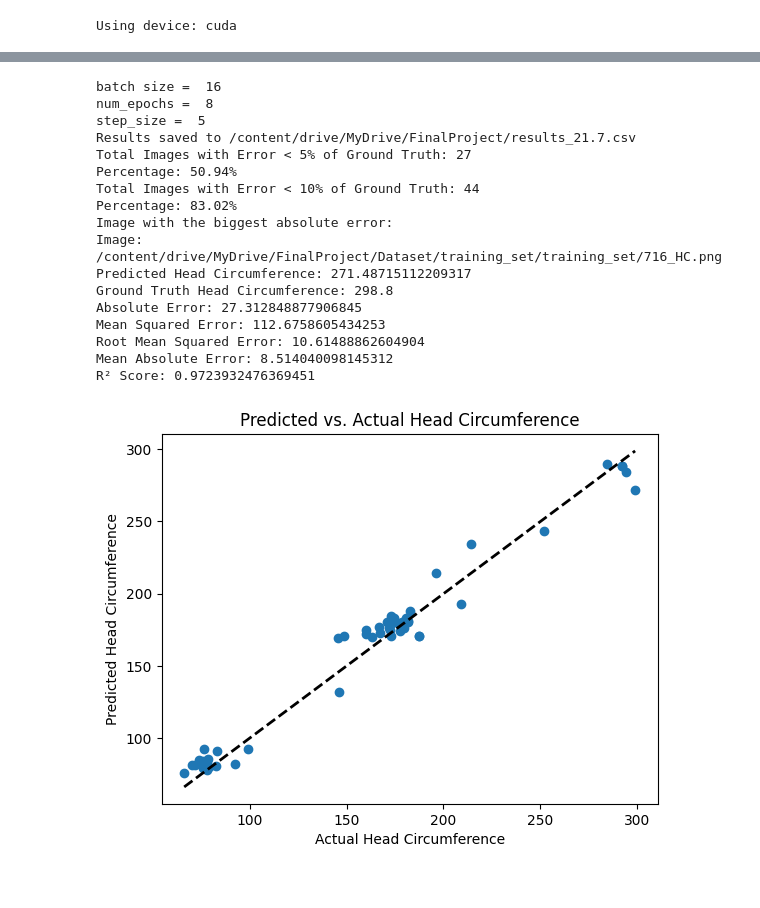
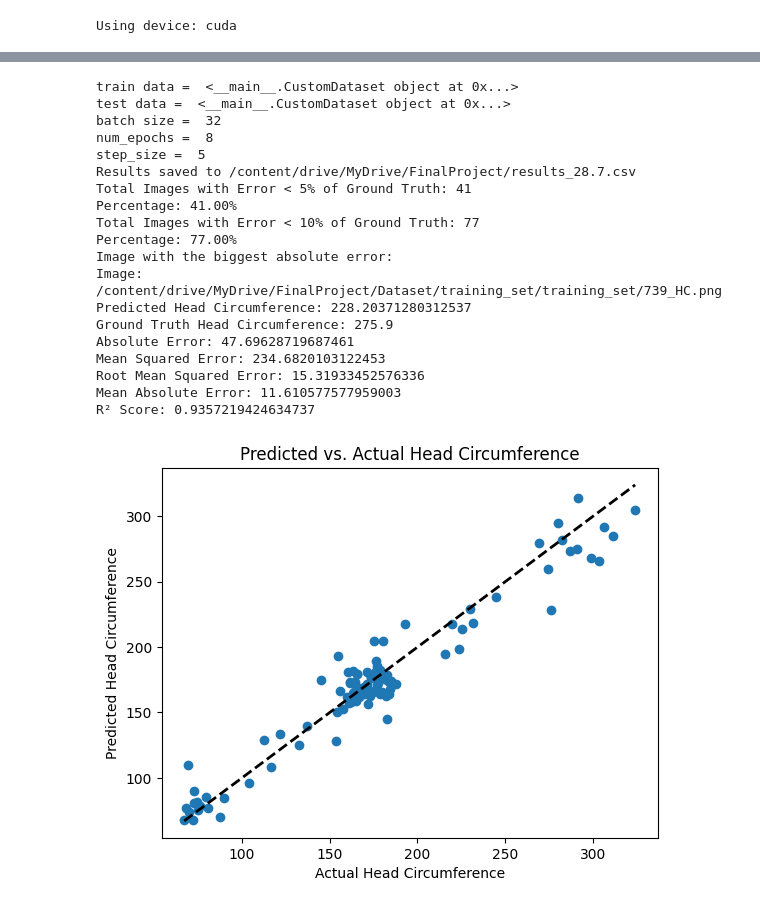
Before and after one commit to Ofiregev/Final_Project-FetalCns, a Jupyter notebook: Fetal_Cns_Final_reg_v8.ipynb, the cells around one changed output, grey strips where cells are left out. Cells and saved outputs as stored; diff of their text form; code cells hidden in the pictures.

Commit message:
splitting the dataset differently

```diff
--- a/Fetal_Cns_Final_reg_v8.ipynb
+++ b/Fetal_Cns_Final_reg_v8.ipynb
@@ -85,16 +101,16 @@ lr = 0.001
 # %%
-# Load the dataset
-root_dir = "/content/drive/MyDrive/FinalProject/Dataset/training_set/training_set/"
-dataset = CustomDataset(csv_file=train_csv, root_dir=root_dir, transform=transform)
+# # Load the dataset
+# root_dir = "/content/drive/MyDrive/FinalProject/Dataset/training_set/training_set/"
+# dataset = CustomDataset(csv_file=train_csv, root_dir=root_dir, transform=transform)
 
-# Split the dataset into training and validation sets
-train_size = int(0.95 * len(dataset))
-val_size = len(dataset) - train_size
-train_dataset, val_dataset = random_split(dataset, [train_size, val_size])
+# # Split the dataset into training and validation sets
+# train_size = int(0.95 * len(dataset))
+# val_size = len(dataset) - train_size
+# train_dataset, val_dataset = random_split(dataset, [train_size, val_size])
 
-# Create data loaders
-train_loader = DataLoader(train_dataset, batch_size, shuffle=True)
-val_loader = DataLoader(val_dataset, batch_size, shuffle=False)
+# # Create data loaders
+# train_loader = DataLoader(train_dataset, batch_size, shuffle=True, pin_memory=True)
+# val_loader = DataLoader(val_dataset, batch_size, shuffle=False, pin_memory=True)
 # %%
 class CNNRegression(nn.Module):
     def __init__(self):
@@ -104,6 +120,7 @@ class CNNRegression(nn.Module):
         self.cnn.fc = nn.Identity()  # Remove the last fully connected layer
         self.fc1 = nn.Linear(cnn_out_features + 1, 128)  # Adjust input features
         self.fc2 = nn.Linear(128, 1)
+        self.dropout = nn.Dropout(0.5)
 
     def forward(self, image, pixel_size):
         x1 = self.cnn(image)
@@ -259,8 +261,8 @@ def predict_head_circumference(image_path, pixel_size, model, min_hc, max_hc):
     predicted_hc = predicted_normalized_hc * (max_hc - min_hc) + min_hc  # De-normalize the prediction
     return predicted_hc
 # %%
-# Read the list of images from the CSV file
-test_csv = "/content/drive/MyDrive/FinalProject/test_21-07.csv"
-test_csv_df = pd.read_csv(test_csv)
-print("CSV file loaded:")
-print(test_csv_df.head())
+# # Read the list of images from the CSV file
+# test_csv = "/content/drive/MyDrive/FinalProject/test_data_5.csv"
+# test_csv_df = pd.read_csv(test_csv)
+# print("CSV file loaded:")
+# print(test_csv_df.head())
@@ -275,7 +269,10 @@ CSV file loaded:
 # %%
 # Ensure the min_hc and max_hc are defined
-min_hc = min(train_csv_df['head circumference (mm)'].min(), test_csv_df['head circumference (mm)'].min())
-max_hc = max(train_csv_df['head circumference (mm)'].max(), test_csv_df['head circumference (mm)'].max())
+dataset = pd.read_csv('/content/drive/MyDrive/FinalProject/training_set_pixel_size_and_HC_no_index.csv')
+min_hc = dataset['head circumference (mm)'].min()
+max_hc = dataset['head circumference (mm)'].max()
+# min_hc = min(train_csv_df['head circumference (mm)'].min(), test_csv_df['head circumference (mm)'].min())
+# max_hc = max(train_csv_df['head circumference (mm)'].max(), test_csv_df['head circumference (mm)'].max())
 num_images_to_test = len(test_csv_df)
 indices = range(num_images_to_test)  # Generate a sequence of indices from 0 to num_images_to_test-1
 # %%
@@ -285,6 +282,8 @@ import pandas as pd
 import matplotlib.pyplot as plt
 from sklearn.metrics import mean_squared_error, mean_absolute_error, r2_score
 
+print("train data = ", train_csv)
+print("test data = ", test_csv)
 print("batch size = ", batch_size)
 print("num_epochs = ", num_epochs)
 print("step_size = ", step_size)
@@ -359,7 +358,7 @@ for idx in indices:
 
 # Convert the results to a DataFrame and save to a CSV file
 results_df = pd.DataFrame(results, columns=['Image', 'Result', 'Absolute Error'])
-results_csv_path = "/content/drive/MyDrive/FinalProject/results_21.7.csv"
+results_csv_path = "/content/drive/MyDrive/FinalProject/results_28.7.csv"
 results_df.to_csv(results_csv_path, index=False)
 
 # Print summary
@@ -371,45 +370,47 @@ print(f"Percentage: {percentage_error_counter_10 / num_images_to_test * 100:.2f}
 
 # Print the image with the biggest absolute error
 print("Image with the biggest absolute error:")
 print(f"Image: {max_error_image}")
 print(f"Predicted Head Circumference: {max_error_predicted}")
 print(f"Ground Truth Head Circumference: {max_error_ground_truth}")
 print(f"Absolute Error: {max_absolute_error}")
 
 # Calculate RMSE, MAE, and R²
 mse = mean_squared_error(y_true, y_pred)
 rmse = np.sqrt(mse)
 mae = mean_absolute_error(y_true, y_pred)
 r2 = r2_score(y_true, y_pred)
 
 print(f"Mean Squared Error: {mse}")
 print(f"Root Mean Squared Error: {rmse}")
 print(f"Mean Absolute Error: {mae}")
 print(f"R² Score: {r2}")
 
 # Plot actual vs. predicted values
 plt.scatter(y_true, y_pred)
 plt.plot([min(y_true), max(y_true)], [min(y_true), max(y_true)], 'k--', lw=2)
 plt.xlabel('Actual Head Circumference')
 plt.ylabel('Predicted Head Circumference')
 plt.title('Predicted vs. Actual Head Circumference')
 plt.show()
 # %% [output]
-batch size =  16
+train data =  <__main__.CustomDataset object at 0x...>
+test data =  <__main__.CustomDataset object at 0x...>
+batch size =  32
 num_epochs =  8
 step_size =  5
-Results saved to /content/drive/MyDrive/FinalProject/results_21.7.csv
-Total Images with Error < 5% of Ground Truth: 27
-Percentage: 50.94%
-Total Images with Error < 10% of Ground Truth: 44
-Percentage: 83.02%
+Results saved to /content/drive/MyDrive/FinalProject/results_28.7.csv
+Total Images with Error < 5% of Ground Truth: 41
+Percentage: 41.00%
+Total Images with Error < 10% of Ground Truth: 77
+Percentage: 77.00%
 Image with the biggest absolute error:
-Image: /content/drive/MyDrive/FinalProject/Dataset/training_set/training_set/716_HC.png
-Predicted Head Circumference: 271.48715112209317
-Ground Truth Head Circumference: 298.8
-Absolute Error: 27.312848877906845
-Mean Squared Error: 112.6758605434253
-Root Mean Squared Error: 10.61488862604904
-Mean Absolute Error: 8.514040098145312
-R² Score: 0.9723932476369451
+Image: /content/drive/MyDrive/FinalProject/Dataset/training_set/training_set/739_HC.png
+Predicted Head Circumference: 228.20371280312537
+Ground Truth Head Circumference: 275.9
+Absolute Error: 47.69628719687461
+Mean Squared Error: 234.6820103122453
+Root Mean Squared Error: 15.31933452576336
+Mean Absolute Error: 11.610577577959003
+R² Score: 0.9357219424634737
-[figure, old version]
+[figure, new version]
```
Also changed, not shown: parts of 10 cells of this notebook.
